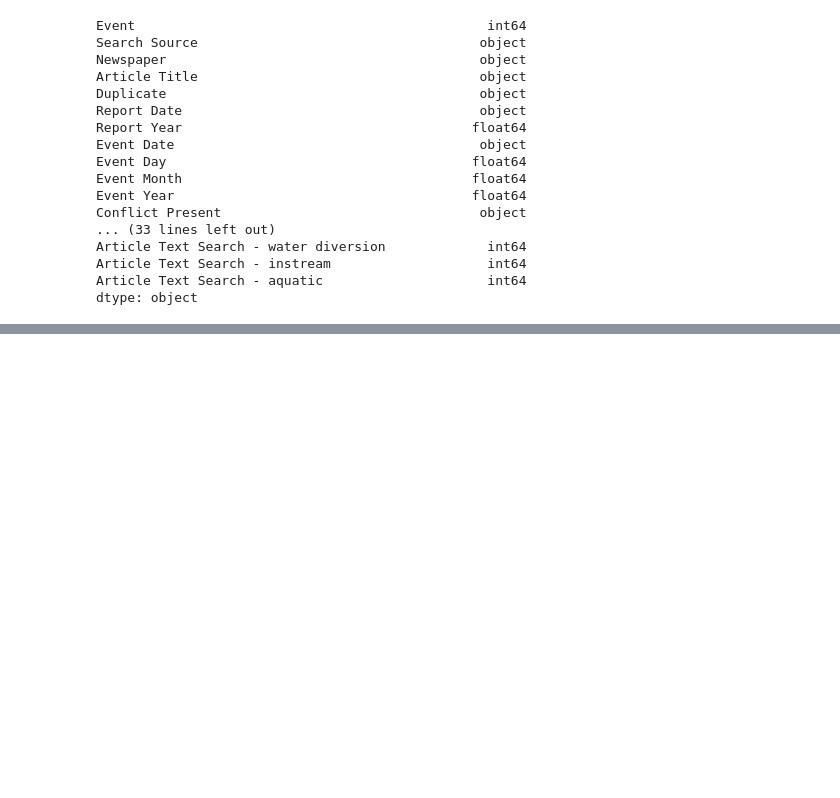
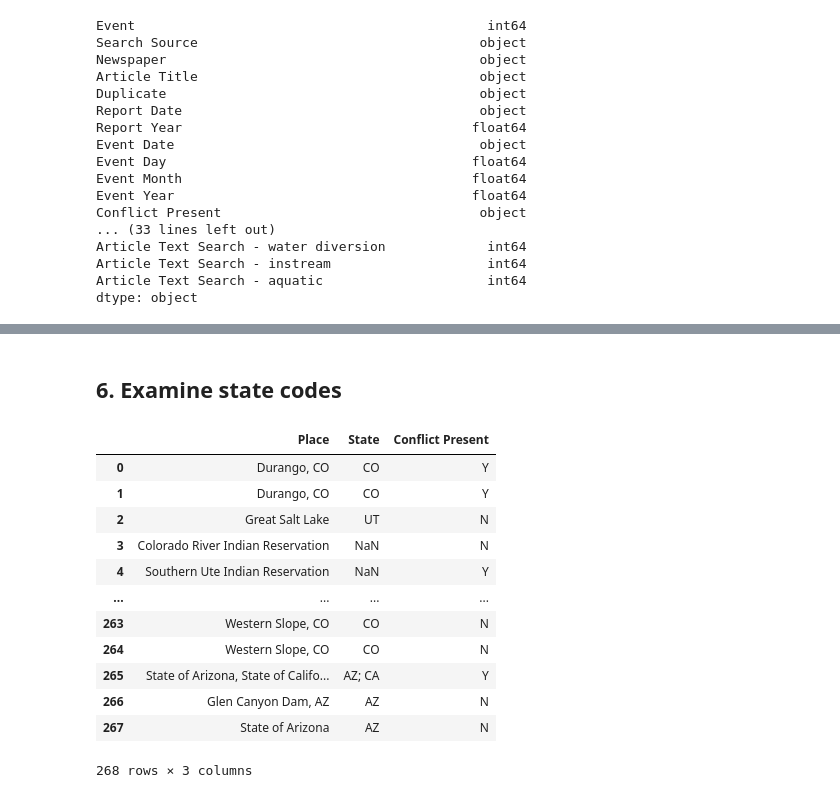
Before and after one commit to kloo49/eds220-2026-sections, a Jupyter notebook: section-2-co-basin-water-conflicts.ipynb, the cells around one changed output, grey strips where cells are left out. Cells and saved outputs as stored; diff of their text form; code cells hidden in the pictures; blank space fills up the shorter version.

```diff
--- a/section-2-co-basin-water-conflicts.ipynb
+++ b/section-2-co-basin-water-conflicts.ipynb
@@ -92,0 +214,19 @@ dtype: object
+# %% [markdown]
+## 6. Examine state codes
+# %%
+df2 = df[['Place','State','Conflict Present']].copy()
+df2
+# %% [output]
+|  | Place | State | Conflict Present |
+| 0 | Durango, CO | CO | Y |
+| 1 | Durango, CO | CO | Y |
+| 2 | Great Salt Lake | UT | N |
+| 3 | Colorado River Indian Reservation | NaN | N |
+| 4 | Southern Ute Indian Reservation | NaN | Y |
+| ... | ... | ... | ... |
+| 263 | Western Slope, CO | CO | N |
+| 264 | Western Slope, CO | CO | N |
+| 265 | State of Arizona, State of Califo... | AZ; CA | Y |
+| 266 | Glen Canyon Dam, AZ | AZ | N |
+| 267 | State of Arizona | AZ | N |
+268 rows × 3 columns
```
Also changed, not shown: parts of 13 cells of this notebook.
